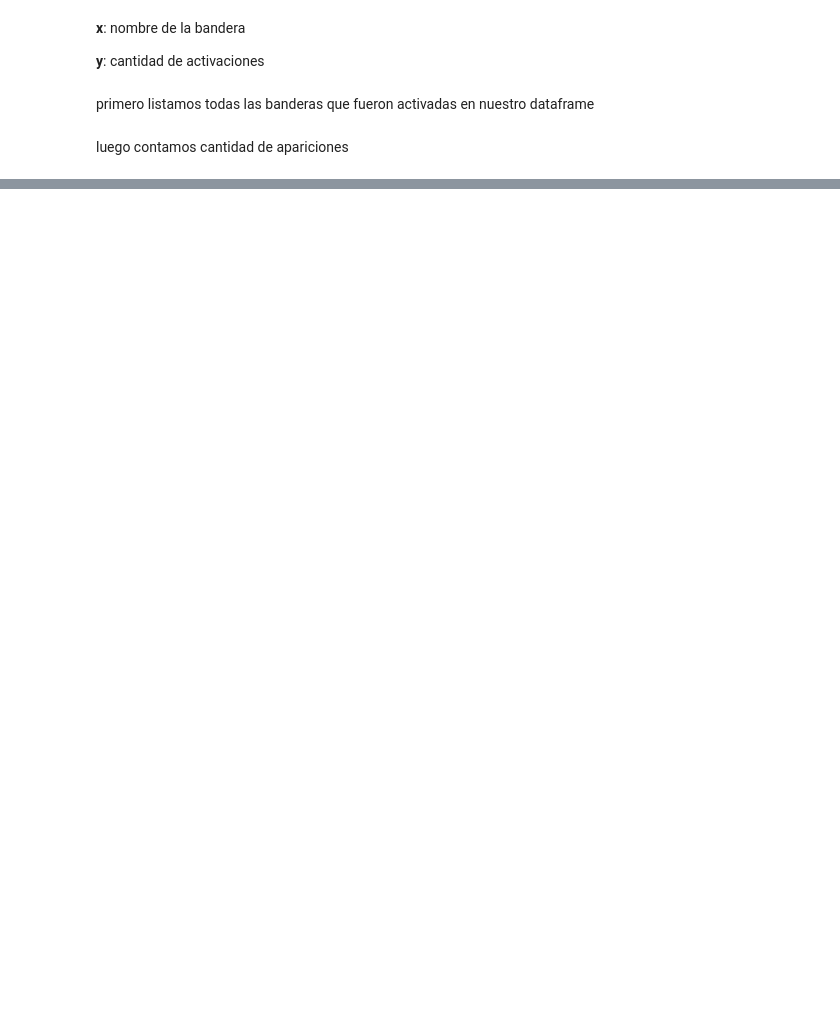
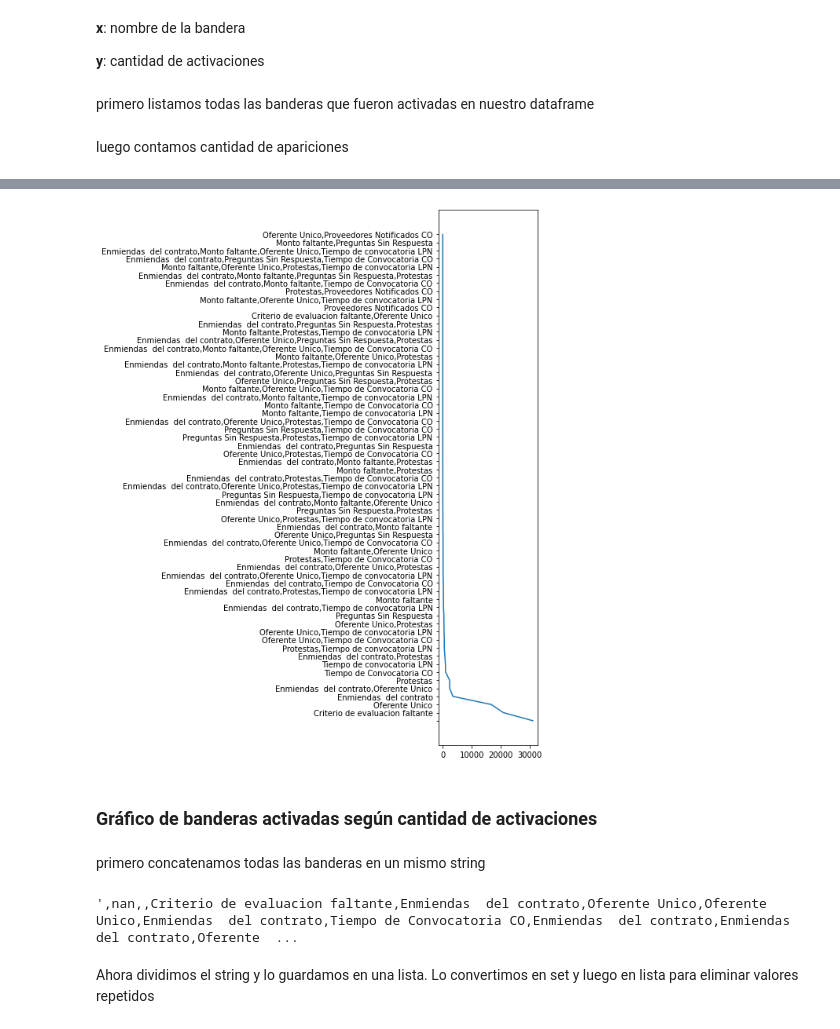
Before and after one commit to matiaslopezs/analisisComplaints, a Jupyter notebook: AnalisisComplaints.ipynb, the cells around one changed output, grey strips where cells are left out. Cells and saved outputs as stored; diff of their text form; code cells hidden in the pictures; blank space fills up the shorter version.

```diff
--- a/AnalisisComplaints.ipynb
+++ b/AnalisisComplaints.ipynb
@@ -311,6 +330,27 @@ pd.DataFrame(list(zip(lista_banderas, lista_apariciones_band)),
 # %%
-# plt.bar(lista_banderas, lista_apariciones_band)
 # len(list(lista_banderas))
 # len(list(lista_apariciones_band))
 # lista_apariciones_band
-plt.bar(lista_apariciones_band,lista_apariciones_band.keys())
+
+# lista_apariciones_band.plot.barh().invert_yaxis()
+
+plt.rcParams["figure.figsize"] = [8.00, 10.00]
+plt.rcParams["figure.autolayout"] = True
+plt.plot(lista_apariciones_band, lista_apariciones_band.keys())
+# lista_apariciones_band.plot.barh().invert_yaxis()
+
+plt.show()
+# %% [output]
+[figure, added]
+# %% [markdown]
+### Gráfico de banderas activadas según cantidad de activaciones
+# %% [markdown]
+primero concatenamos todas las banderas en un mismo string
+# %%
+banderas_indiv = ''
+for band in banderas_records_merge['bandera'].unique():
+  banderas_indiv += ',' + str(band)
+# %% [output]
+',nan,,Criterio de evaluacion faltante,Enmiendas  del contrato,Oferente Unico,Oferente Unico,Enmiendas  del contrato,Tiempo de Convocatoria CO,Enmiendas  del contrato,Enmiendas  del contrato,Oferente  ...
+# %% [markdown]
+Ahora dividimos el string y lo guardamos en una lista. Lo convertimos en set y luego en lista para eliminar valores repetidos
```
Also changed, not shown: parts of 13 cells of this notebook.
